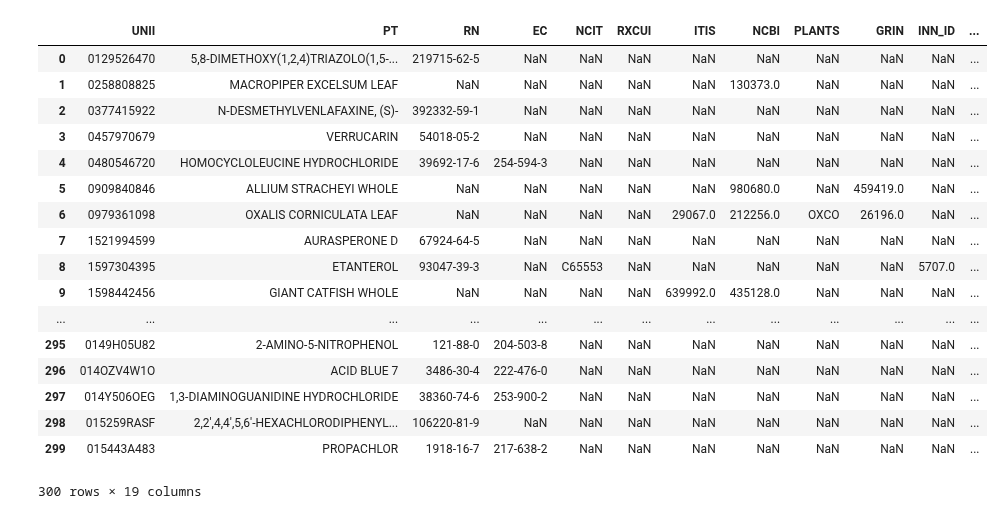
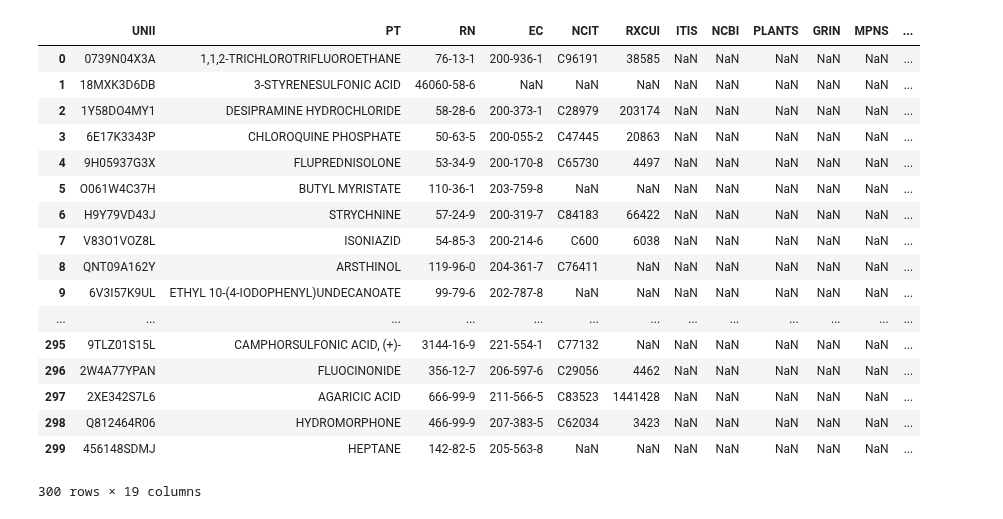
Before and after one commit to sebotic/wikidata_notebooks, a Jupyter notebook: unii-ndfrt mapping.ipynb, the cells around one changed output. Cells and saved outputs as stored; diff of their text form; code cells hidden in the pictures.

```diff
--- a/unii-ndfrt mapping.ipynb
+++ b/unii-ndfrt mapping.ipynb
@@ -5,27 +5,36 @@ import requests
 import pandas as pd
 
 s = requests.Session()
-
+unii_folder = './unii_data/'
 
 def load_unii():
     url = 'http://fdasis.nlm.nih.gov/srs/download/srs/UNII_Data.zip'
 
-    if not os.path.exists('./unii_data'):
-        os.makedirs('./unii_data')
+    if not os.path.exists(unii_folder):
+        os.makedirs(unii_folder)
+
+    # remove all old UNII files
+    for file in os.listdir(unii_folder):
+        file_path = os.path.join(unii_folder, file)
+        if os.path.isfile(file_path):
+            os.remove(file_path)
 
     s = requests.Session()
     reply = s.get(url, stream=True)
-    with open('./unii_data/UNII_Data.zip', 'wb') as f:
+    with open(os.path.join(unii_folder, 'UNII_Data.zip'), 'wb') as f:
         for chunk in reply.iter_content(chunk_size=512):
             if chunk:
                 f.write(chunk)
                 #f.flush()
 
-    # TODO: UNII records file needs to be renamed to a standard name, it comes in an awkward naming
-    # including the date, so the name will be different every few months/days.
-    zf = zipfile.ZipFile('./unii_data/UNII_Data.zip', 'r')
-    zf.extractall('./unii_data/')
+    zf = zipfile.ZipFile(os.path.join(unii_folder, 'UNII_Data.zip'), 'r')
+    zf.extractall(unii_folder)
     zf.close()
+
+    for file in os.listdir(unii_folder):
+        if 'Records' in file:
+            full_file_name = os.path.join(unii_folder, file)
+            os.rename(full_file_name, os.path.join(unii_folder, 'unii_data.txt'))
 
 
 
@@ -67,6 +76,6 @@ def get_ndfrt_data(nui):
 
 load_unii()
 # %%
-unii_df = pd.read_csv('./unii_data/UNIIs 8Aug2016 Records.txt', sep='\t')
+unii_df = pd.read_csv(os.path.join(unii_folder, 'unii_data.txt'), dtype=object, sep='\t', low_memory=False)
 unii_df.head()
 # %% [output]
@@ -115,22 +144,22 @@ for count, unii in enumerate(unii_df['UNII']):
 # %%
-unii_df.to_csv('unii&nui_08-18-2016.csv')
+unii_df.to_csv('unii_data_ndfrt_04-2017.csv')
 unii_df.head(300)
 # %% [output]
-|  | UNII | PT | RN | EC | NCIT | RXCUI | ITIS | NCBI | PLANTS | GRIN | INN_ID | ... |
-| 0 | 0129526470 | 5,8-DIMETHOXY(1,2,4)TRIAZOLO(1,5-... | 219715-62-5 | NaN | NaN | NaN | NaN | NaN | NaN | NaN | NaN | ... |
-| 1 | 0258808825 | MACROPIPER EXCELSUM LEAF | NaN | NaN | NaN | NaN | NaN | 130373.0 | NaN | NaN | NaN | ... |
-| 2 | 0377415922 | N-DESMETHYLVENLAFAXINE, (S)- | 392332-59-1 | NaN | NaN | NaN | NaN | NaN | NaN | NaN | NaN | ... |
-| 3 | 0457970679 | VERRUCARIN | 54018-05-2 | NaN | NaN | NaN | NaN | NaN | NaN | NaN | NaN | ... |
-| 4 | 0480546720 | HOMOCYCLOLEUCINE HYDROCHLORIDE | 39692-17-6 | 254-594-3 | NaN | NaN | NaN | NaN | NaN | NaN | NaN | ... |
-| 5 | 0909840846 | ALLIUM STRACHEYI WHOLE | NaN | NaN | NaN | NaN | NaN | 980680.0 | NaN | 459419.0 | NaN | ... |
-| 6 | 0979361098 | OXALIS CORNICULATA LEAF | NaN | NaN | NaN | NaN | 29067.0 | 212256.0 | OXCO | 26196.0 | NaN | ... |
-| 7 | 1521994599 | AURASPERONE D | 67924-64-5 | NaN | NaN | NaN | NaN | NaN | NaN | NaN | NaN | ... |
-| 8 | 1597304395 | ETANTEROL | 93047-39-3 | NaN | C65553 | NaN | NaN | NaN | NaN | NaN | 5707.0 | ... |
-| 9 | 1598442456 | GIANT CATFISH WHOLE | NaN | NaN | NaN | NaN | 639992.0 | 435128.0 | NaN | NaN | NaN | ... |
+|  | UNII | PT | RN | EC | NCIT | RXCUI | ITIS | NCBI | PLANTS | GRIN | MPNS | ... |
+| 0 | 0739N04X3A | 1,1,2-TRICHLOROTRIFLUOROETHANE | 76-13-1 | 200-936-1 | C96191 | 38585 | NaN | NaN | NaN | NaN | NaN | ... |
+| 1 | 18MXK3D6DB | 3-STYRENESULFONIC ACID | 46060-58-6 | NaN | NaN | NaN | NaN | NaN | NaN | NaN | NaN | ... |
+| 2 | 1Y58DO4MY1 | DESIPRAMINE HYDROCHLORIDE | 58-28-6 | 200-373-1 | C28979 | 203174 | NaN | NaN | NaN | NaN | NaN | ... |
+| 3 | 6E17K3343P | CHLOROQUINE PHOSPHATE | 50-63-5 | 200-055-2 | C47445 | 20863 | NaN | NaN | NaN | NaN | NaN | ... |
+| 4 | 9H05937G3X | FLUPREDNISOLONE | 53-34-9 | 200-170-8 | C65730 | 4497 | NaN | NaN | NaN | NaN | NaN | ... |
+| 5 | O061W4C37H | BUTYL MYRISTATE | 110-36-1 | 203-759-8 | NaN | NaN | NaN | NaN | NaN | NaN | NaN | ... |
+| 6 | H9Y79VD43J | STRYCHNINE | 57-24-9 | 200-319-7 | C84183 | 66422 | NaN | NaN | NaN | NaN | NaN | ... |
+| 7 | V83O1VOZ8L | ISONIAZID | 54-85-3 | 200-214-6 | C600 | 6038 | NaN | NaN | NaN | NaN | NaN | ... |
+| 8 | QNT09A162Y | ARSTHINOL | 119-96-0 | 204-361-7 | C76411 | NaN | NaN | NaN | NaN | NaN | NaN | ... |
+| 9 | 6V3I57K9UL | ETHYL 10-(4-IODOPHENYL)UNDECANOATE | 99-79-6 | 202-787-8 | NaN | NaN | NaN | NaN | NaN | NaN | NaN | ... |
 | ... | ... | ... | ... | ... | ... | ... | ... | ... | ... | ... | ... | ... |
-| 295 | 0149H05U82 | 2-AMINO-5-NITROPHENOL | 121-88-0 | 204-503-8 | NaN | NaN | NaN | NaN | NaN | NaN | NaN | ... |
-| 296 | 014OZV4W1O | ACID BLUE 7 | 3486-30-4 | 222-476-0 | NaN | NaN | NaN | NaN | NaN | NaN | NaN | ... |
-| 297 | 014Y506OEG | 1,3-DIAMINOGUANIDINE HYDROCHLORIDE | 38360-74-6 | 253-900-2 | NaN | NaN | NaN | NaN | NaN | NaN | NaN | ... |
-| 298 | 015259RASF | 2,2',4,4',5,6'-HEXACHLORODIPHENYL... | 106220-81-9 | NaN | NaN | NaN | NaN | NaN | NaN | NaN | NaN | ... |
-| 299 | 015443A483 | PROPACHLOR | 1918-16-7 | 217-638-2 | NaN | NaN | NaN | NaN | NaN | NaN | NaN | ... |
+| 295 | 9TLZ01S15L | CAMPHORSULFONIC ACID, (+)- | 3144-16-9 | 221-554-1 | C77132 | NaN | NaN | NaN | NaN | NaN | NaN | ... |
+| 296 | 2W4A77YPAN | FLUOCINONIDE | 356-12-7 | 206-597-6 | C29056 | 4462 | NaN | NaN | NaN | NaN | NaN | ... |
+| 297 | 2XE342S7L6 | AGARICIC ACID | 666-99-9 | 211-566-5 | C83523 | 1441428 | NaN | NaN | NaN | NaN | NaN | ... |
+| 298 | Q812464R06 | HYDROMORPHONE | 466-99-9 | 207-383-5 | C62034 | 3423 | NaN | NaN | NaN | NaN | NaN | ... |
+| 299 | 456148SDMJ | HEPTANE | 142-82-5 | 205-563-8 | NaN | NaN | NaN | NaN | NaN | NaN | NaN | ... |
 300 rows × 19 columns
```
Also changed, not shown: parts of 6 cells of this notebook.
